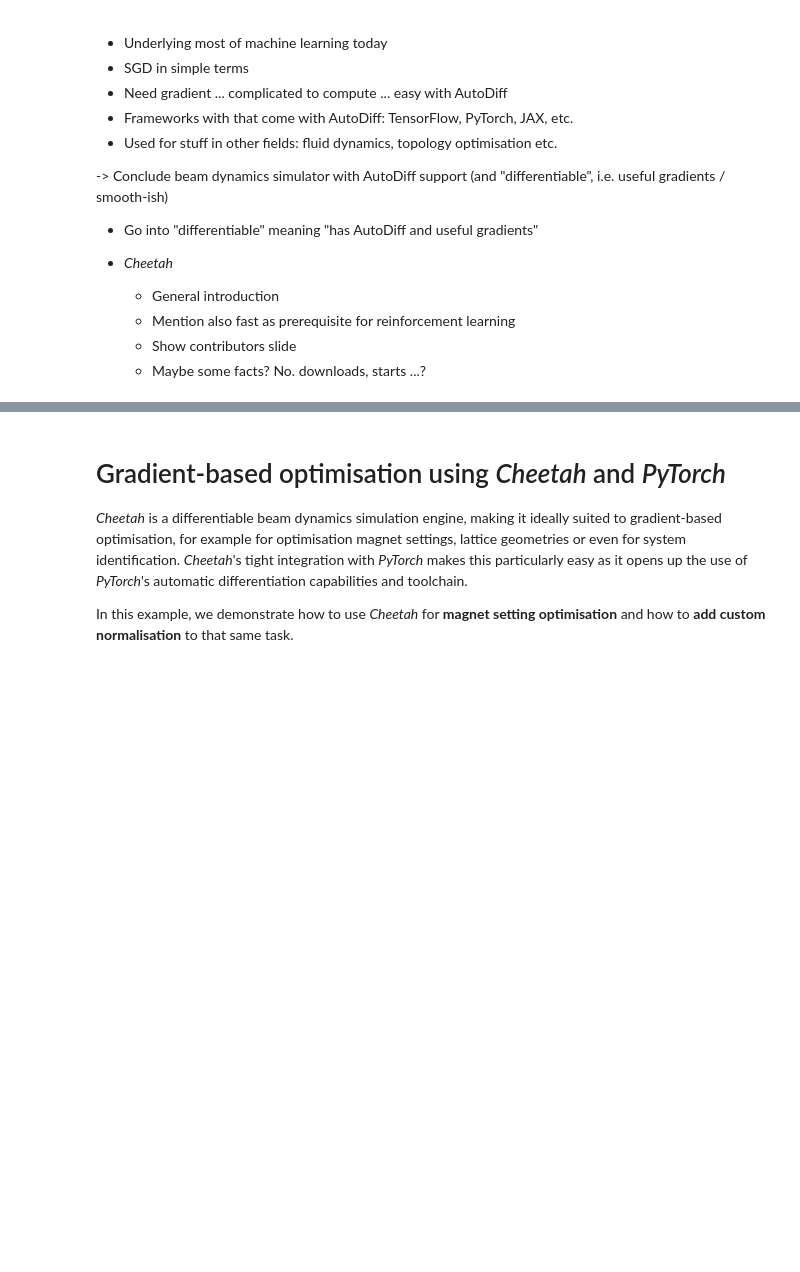
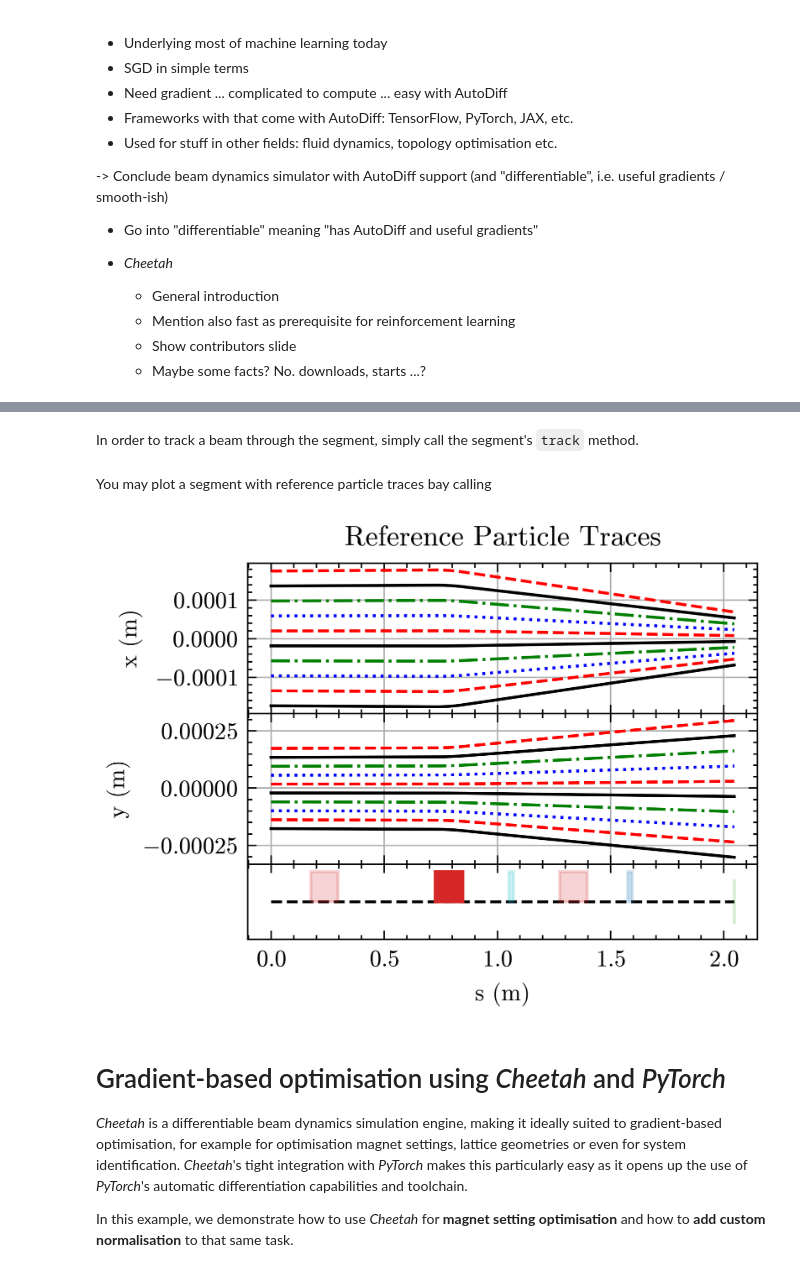
Before and after one commit to MALAPA-Collab/cheetah-tutorial-2025, a Jupyter notebook: tutorial.ipynb, the cells around one changed output, grey strips where cells are left out. Cells and saved outputs as stored; diff of their text form; code cells hidden in the pictures; blank space fills up the shorter version.

```diff
--- a/tutorial.ipynb
+++ b/tutorial.ipynb
@@ -37,0 +101,2 @@ plt.style.use(["science", "ieee", "no-latex"])
+# %% [markdown]
+In order to track a beam through the segment, simply call the segment's `track` method.
@@ -38,3 +105,9 @@ plt.style.use(["science", "ieee", "no-latex"])
+# %% [markdown]
+You may plot a segment with reference particle traces bay calling
+# %%
+ares_ea.plot_overview(incoming=incoming_beam)
+# %% [output]
+[figure, added]
 # %% [markdown]
 # Gradient-based optimisation using _Cheetah_ and _PyTorch_
 
```
Also changed, not shown: parts of 16 cells of this notebook.
